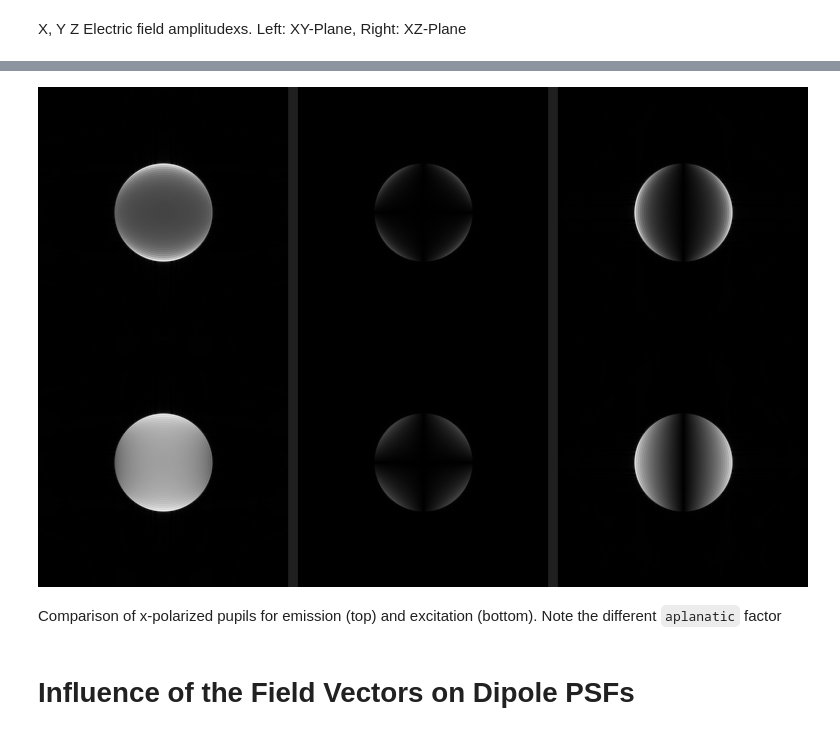
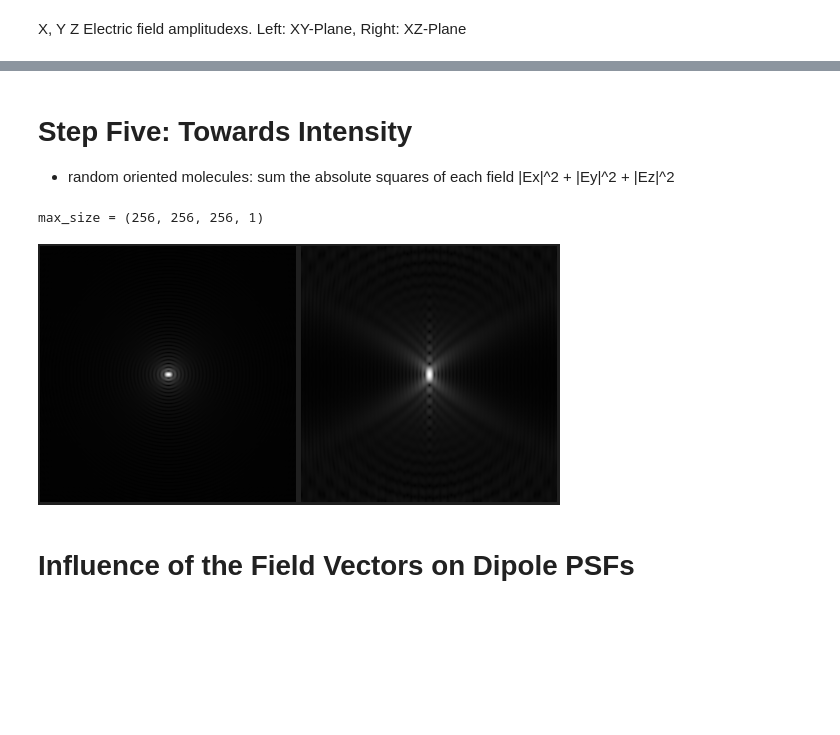
Before and after one commit to RainerHeintzmann/PointSpreadFunctions.jl, a Jupyter notebook: examples/PSFs_demo.ipynb, the cells around one changed output, grey strips where cells are left out. Drawn from its saved outputs; the diff is of its cells as text; code cells hidden in the pictures; blank space fills up the shorter version.

```diff
--- a/examples/PSFs_demo.ipynb
+++ b/examples/PSFs_demo.ipynb
@@ -107,15 +142,12 @@ Energy distributes similarly to the seasons on earth.
-# %%
-pp_em = PSFParams(0.5, 1.4, 1.52; pol=pol_x)
-pa_em = apsf((256,256,1), pp_em; sampling=sampling)
-
-pp_ex = PSFParams(0.5, 1.4, 1.52; pol=pol_x, aplanatic=aplanatic_illumination)
-pa_ex = apsf((256,256,1), pp_ex; sampling=sampling)
-# size(pa_ex)
-show_xyz(ft2d(pa_em), ft2d(pa_ex), gamma=1.0)
-# %% [output]
-[figure, removed]
-# %% [markdown]
-Comparison of x-polarized pupils for emission (top) and excitation (bottom). Note the different `aplanatic` factor
+# %% [markdown]
+# Step Five: Towards Intensity
++ random oriented molecules: sum the absolute squares of each field |Ex|^2 + |Ey|^2 + |Ez|^2
+# %%
+psf_int = sum(abs2.(pa), dims=4)
+show_xyz(psf_int)
+# %% [output]
+max_size = (256, 256, 256, 1)
+[figure, added]
 # %% [markdown]
 # Influence of the Field Vectors on Dipole PSFs
 # %%
```
Also changed, not shown: parts of 36 cells of this notebook.
